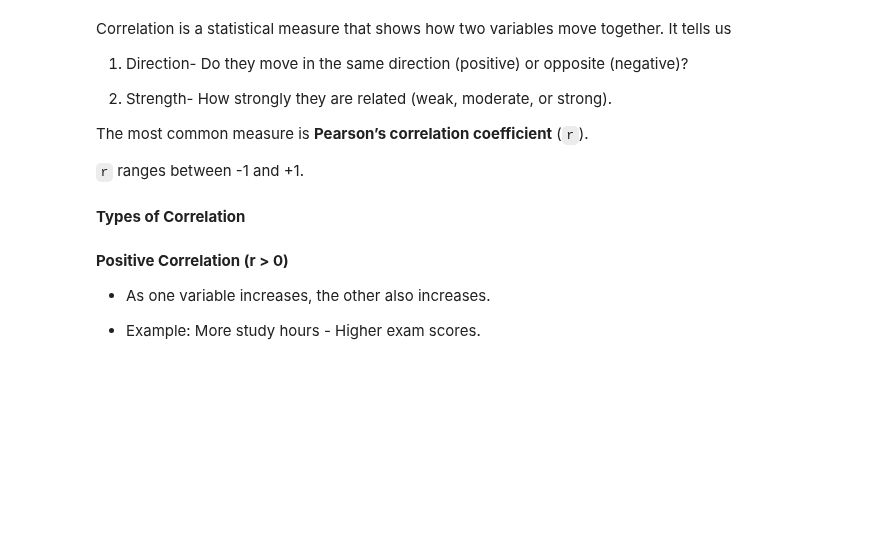
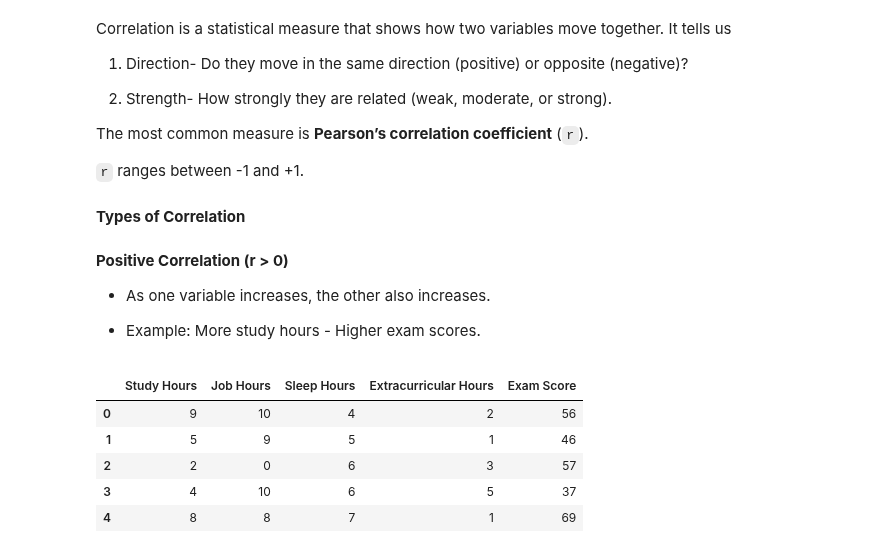
Before and after one commit to bissakaAI/DataAndData_analysis, a Jupyter notebook: Task_folder/pandas/probability/corelation_interpretation.ipynb, the cells around one changed output. Drawn from its saved outputs; the diff is of its cells as text; code cells hidden in the pictures; blank space fills up the shorter version.

```diff
--- a/Task_folder/pandas/probability/corelation_interpretation.ipynb
+++ b/Task_folder/pandas/probability/corelation_interpretation.ipynb
@@ -35,0 +52,9 @@ extracurricular = np.random.randint(0, 6, students) # 0 to 5 hrs activities
+# %%
+data.head()
+# %% [output]
+|  | Study Hours | Job Hours | Sleep Hours | Extracurricular Hours | Exam Score |
+| 0 | 9 | 10 | 4 | 2 | 56 |
+| 1 | 5 | 9 | 5 | 1 | 46 |
+| 2 | 2 | 0 | 6 | 3 | 57 |
+| 3 | 4 | 10 | 6 | 5 | 37 |
+| 4 | 8 | 8 | 7 | 1 | 69 |
```
Also changed, not shown: parts of 4 cells of this notebook, 1 other file.
